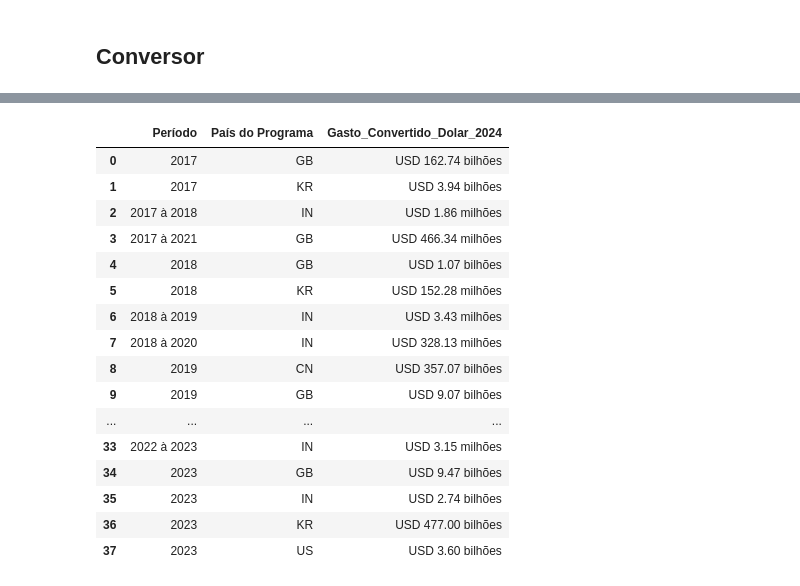
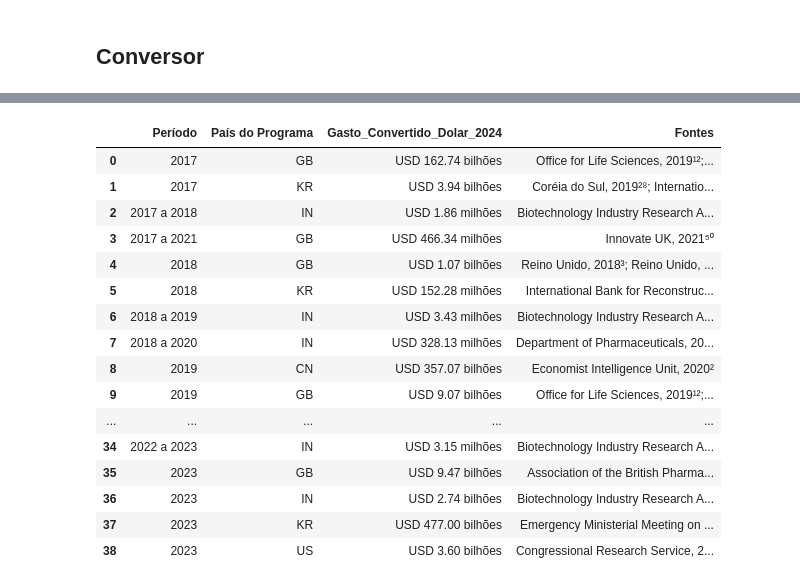
Before and after one commit to arthur-kt/PPP-Intertemporal-Converter, a Jupyter notebook: PPP_converter.ipynb, the cells around one changed output, grey strips where cells are left out. Cells and saved outputs as stored; diff of their text form; code cells hidden in the pictures.

```diff
--- a/PPP_converter.ipynb
+++ b/PPP_converter.ipynb
@@ -942,29 +1057,37 @@ df[['País do Programa', 'Programa', 'Descrição', 'Ano', 'Ano2', 'Período', '
-# %%
-df_agrupado = agrupar_gastos(df)
-
-# Convert 'Gasto_Convertido_Dolar_2024' to numeric before formatting
-df_agrupado['Gasto_Convertido_Dolar_2024'] = pd.to_numeric(df_agrupado['Gasto_Convertido_Dolar_2024'], errors='coerce')
-
-# Apply formatting only once
-df_agrupado['Gasto_Convertido_Dolar_2024'] = df_agrupado['Gasto_Convertido_Dolar_2024'].apply(formatar_valor_dolar)
-
-df_agrupado
-# %% [output]
-|  | Período | País do Programa | Gasto_Convertido_Dolar_2024 |
-| 0 | 2017 | GB | USD 162.74 bilhões |
-| 1 | 2017 | KR | USD 3.94 bilhões |
-| 2 | 2017 à 2018 | IN | USD 1.86 milhões |
-| 3 | 2017 à 2021 | GB | USD 466.34 milhões |
-| 4 | 2018 | GB | USD 1.07 bilhões |
-| 5 | 2018 | KR | USD 152.28 milhões |
-| 6 | 2018 à 2019 | IN | USD 3.43 milhões |
-| 7 | 2018 à 2020 | IN | USD 328.13 milhões |
-| 8 | 2019 | CN | USD 357.07 bilhões |
-| 9 | 2019 | GB | USD 9.07 bilhões |
-| ... | ... | ... | ... |
-| 33 | 2022 à 2023 | IN | USD 3.15 milhões |
-| 34 | 2023 | GB | USD 9.47 bilhões |
-| 35 | 2023 | IN | USD 2.74 bilhões |
-| 36 | 2023 | KR | USD 477.00 bilhões |
-| 37 | 2023 | US | USD 3.60 bilhões |
+# %%
+# Agrupa os gastos por Período + País do Programa
+df_agrupado = agrupar_gastos(df)
+
+# Converte a coluna de valores para numérico
+df_agrupado['Gasto_Convertido_Dolar_2024'] = pd.to_numeric(df_agrupado['Gasto_Convertido_Dolar_2024'], errors='coerce')
+
+# Formata os valores como dólar
+df_agrupado['Gasto_Convertido_Dolar_2024'] = df_agrupado['Gasto_Convertido_Dolar_2024'].apply(formatar_valor_dolar)
+
+# Agrupa as fontes por Período + País do Programa
+df_fontes_agrupadas = agrupar_fontes_periodo_pais(df)
+
+# Junta as fontes no df_agrupado
+df_agrupado = pd.merge(df_agrupado, df_fontes_agrupadas, on=['Período', 'País do Programa'], how='left')
+
+# Visualiza o DataFrame final com fontes
+df_agrupado
+# %% [output]
+|  | Período | País do Programa | Gasto_Convertido_Dolar_2024 | Fontes |
+| 0 | 2017 | GB | USD 162.74 bilhões | Office for Life Sciences, 2019¹²;... |
+| 1 | 2017 | KR | USD 3.94 bilhões | Coréia do Sul, 2019²⁸; Internatio... |
+| 2 | 2017 a 2018 | IN | USD 1.86 milhões | Biotechnology Industry Research A... |
+| 3 | 2017 a 2021 | GB | USD 466.34 milhões | Innovate UK, 2021⁵⁰ |
+| 4 | 2018 | GB | USD 1.07 bilhões | Reino Unido, 2018³; Reino Unido, ... |
+| 5 | 2018 | KR | USD 152.28 milhões | International Bank for Reconstruc... |
+| 6 | 2018 a 2019 | IN | USD 3.43 milhões | Biotechnology Industry Research A... |
+| 7 | 2018 a 2020 | IN | USD 328.13 milhões | Department of Pharmaceuticals, 20... |
+| 8 | 2019 | CN | USD 357.07 bilhões | Economist Intelligence Unit, 2020² |
+| 9 | 2019 | GB | USD 9.07 bilhões | Office for Life Sciences, 2019¹²;... |
+| ... | ... | ... | ... | ... |
+| 34 | 2022 a 2023 | IN | USD 3.15 milhões | Biotechnology Industry Research A... |
+| 35 | 2023 | GB | USD 9.47 bilhões | Association of the British Pharma... |
+| 36 | 2023 | IN | USD 2.74 bilhões | Biotechnology Industry Research A... |
+| 37 | 2023 | KR | USD 477.00 bilhões | Emergency Ministerial Meeting on ... |
+| 38 | 2023 | US | USD 3.60 bilhões | Congressional Research Service, 2... |
 # %%
```
Also changed, not shown: parts of 9 cells of this notebook.
